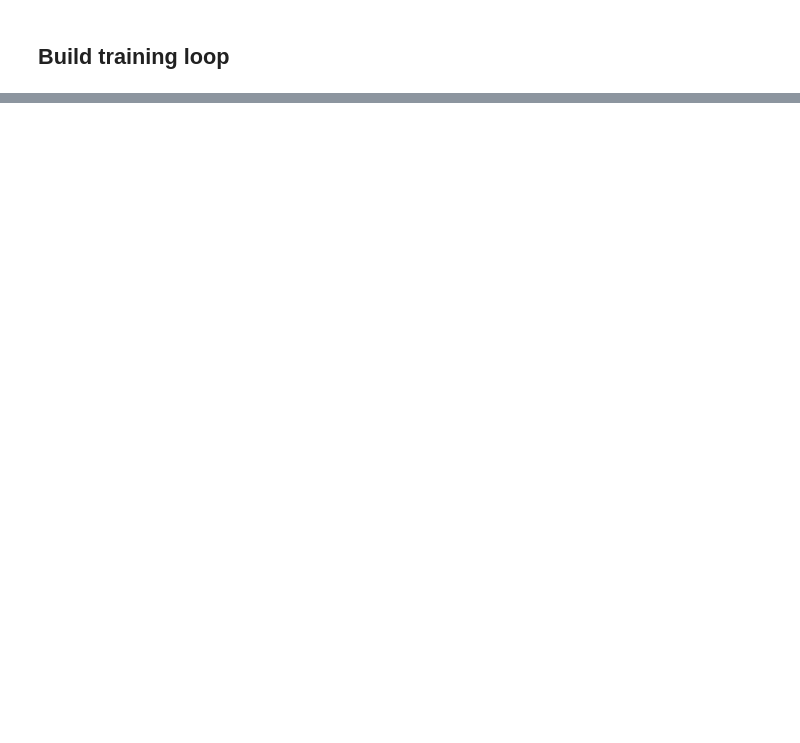
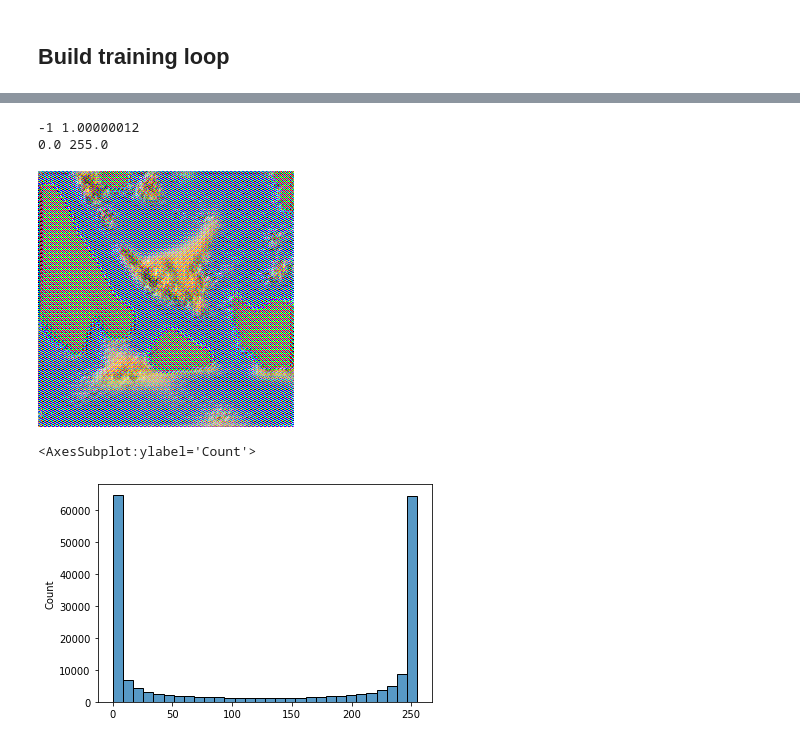
Before and after one commit to phil-hoang/GANs_Code, a Jupyter notebook: experiments/real_time_style_transfer/real_time_style_transfer.ipynb, the cells around one changed output, grey strips where cells are left out. Drawn from its saved outputs; the diff is of its cells as text; code cells hidden in the pictures; blank space fills up the shorter version.

```diff
--- a/experiments/real_time_style_transfer/real_time_style_transfer.ipynb
+++ b/experiments/real_time_style_transfer/real_time_style_transfer.ipynb
@@ -543,0 +545,11 @@ def generate_image(image_name):
+# %%
+# Style: "853f8d711f" Batchsize: 1 Epochs: 200
+test_image = "0cae98323f"
+data = generate_image(test_image)
+sb.histplot(data.reshape(-1))
+# %% [output]
+-1 1.00000012
+0.0 255.0
+[figure, added]
+<AxesSubplot:ylabel='Count'>
+[figure, added]
```
Also changed, not shown: parts of 34 cells of this notebook.
